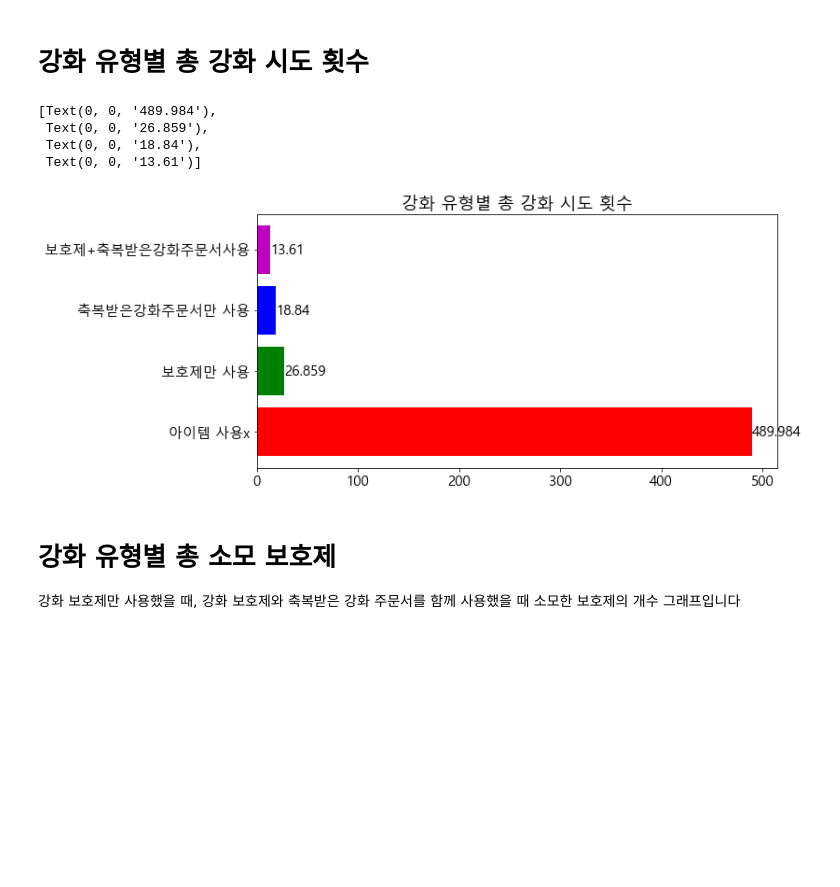
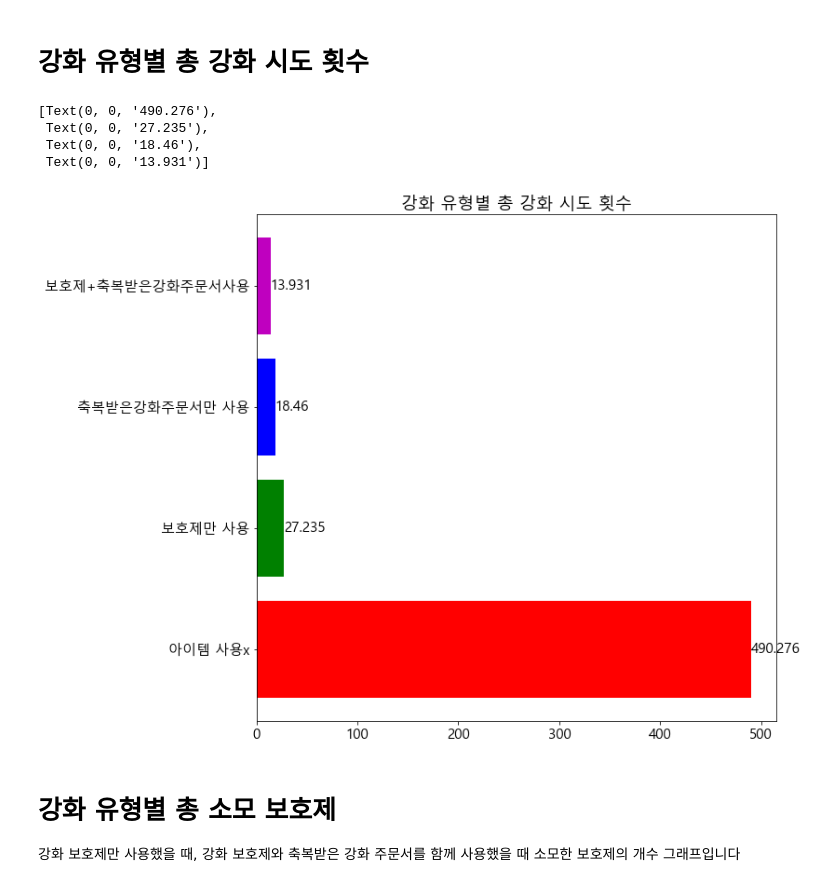
Before and after one commit to dhoanjanjsep/MoonLightSculptorUpgradeGuide, a Jupyter notebook: 달빛조각사 기본 강화 시뮬레이터0~10단계.ipynb, the cells around one changed output. Saved outputs shown, nothing was run; the diff lists cells and outputs as text; code cells hidden in the pictures; blank space fills up the shorter version.

```diff
--- a/달빛조각사 기본 강화 시뮬레이터0~10단계.ipynb
+++ b/달빛조각사 기본 강화 시뮬레이터0~10단계.ipynb
@@ -430,18 +430,18 @@ plt.rcParams['axes.unicode_minus']= False # 한글 폰트 사용 시 마이너
 # %%
 import numpy as np
 시뮬레이션유형 = ["아이템 사용x","보호제만 사용", "축복받은강화주문서만 사용", "보호제+축복받은강화주문서사용"]
 colors = ['r', 'g', 'b', "m"]
-plt.figure(figsize = (10,5))
+plt.figure(figsize = (10,10))
 ax1 = plt.barh(시뮬레이션유형, df_allMean["강화횟수"] , color = colors)
 
 plt.title("강화 유형별 총 강화 시도 횟수")
 plt.bar_label(ax1)
 # %% [output]
-[Text(0, 0, '489.984'),
- Text(0, 0, '26.859'),
- Text(0, 0, '18.84'),
- Text(0, 0, '13.61')]
+[Text(0, 0, '490.276'),
+ Text(0, 0, '27.235'),
+ Text(0, 0, '18.46'),
+ Text(0, 0, '13.931')]
-[figure, old version]
+[figure, new version]
 # %% [markdown]
 # 강화 유형별 총 소모 보호제
 강화 보호제만 사용했을 때, 강화 보호제와 축복받은 강화 주문서를 함께 사용했을 때 소모한 보호제의 개수 그래프입니다
```
Also changed, not shown: parts of 13 cells of this notebook.
